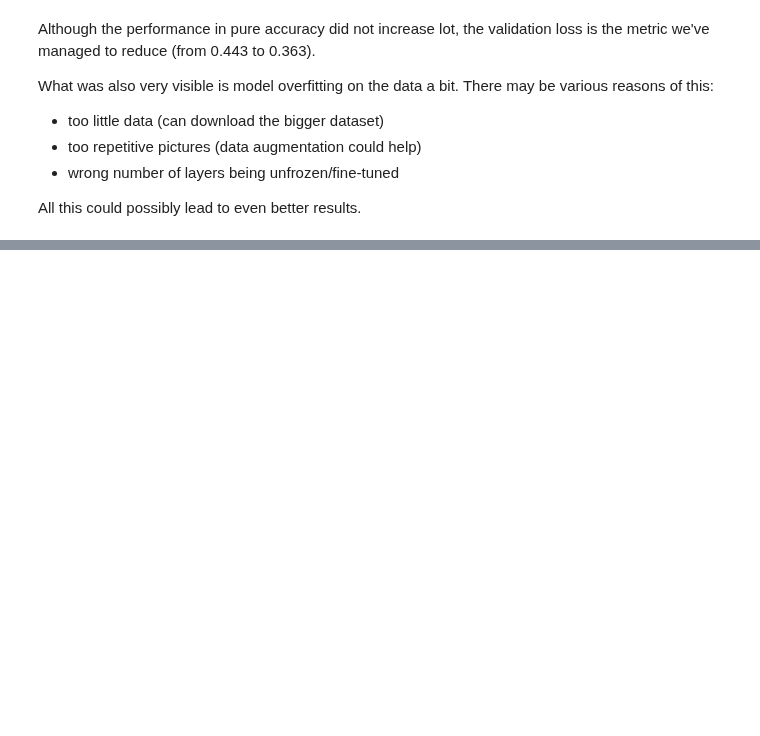
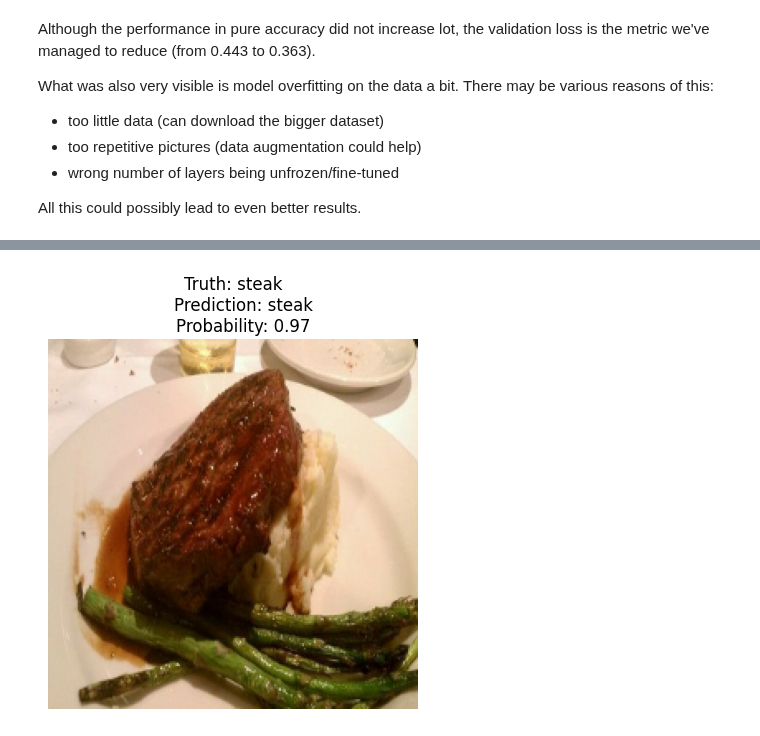
Before and after one commit to pawelkiszczak/tensorflow, a Jupyter notebook: colab_notebooks/05_exercises.ipynb, the cells around one changed output, grey strips where cells are left out. Drawn from its saved outputs; the diff is of its cells as text; code cells hidden in the pictures; blank space fills up the shorter version.

```diff
--- a/colab_notebooks/05_exercises.ipynb
+++ b/colab_notebooks/05_exercises.ipynb
@@ -434,0 +456,31 @@ All this could possibly lead to even better results.
+# %%
+def create_prediction(dataset=test_data):
+  import random
+  import matplotlib.pyplot as plt
+
+  iterator = iter(dataset)
+
+  try:
+    batch_sample = next(iterator)
+  except Exception as e:
+    print(e)
+
+  choice = random.randint(0,32)
+
+  img = batch_sample[0][choice]
+  img_exp = tf.expand_dims(img, axis=0)
+
+  label = batch_sample[1][choice]
+
+  pred = model_0.predict(img_exp, verbose=0)
+  pred_img_label = pred.round().argmax(1)[0]
+
+  plt.imshow(img/255.)
+  plt.axis('off')
+  plt.title(f"Truth: {dataset.class_names[tf.argmax(label)]}\n\
+    Prediction: {dataset.class_names[pred_img_label]}\n\
+    Probability: {pred.max(1)[0]:.2f}")
+# %%
+create_prediction(train_data)
+# %% [output]
+[figure, added]
```
Also changed, not shown: parts of 17 cells of this notebook.
